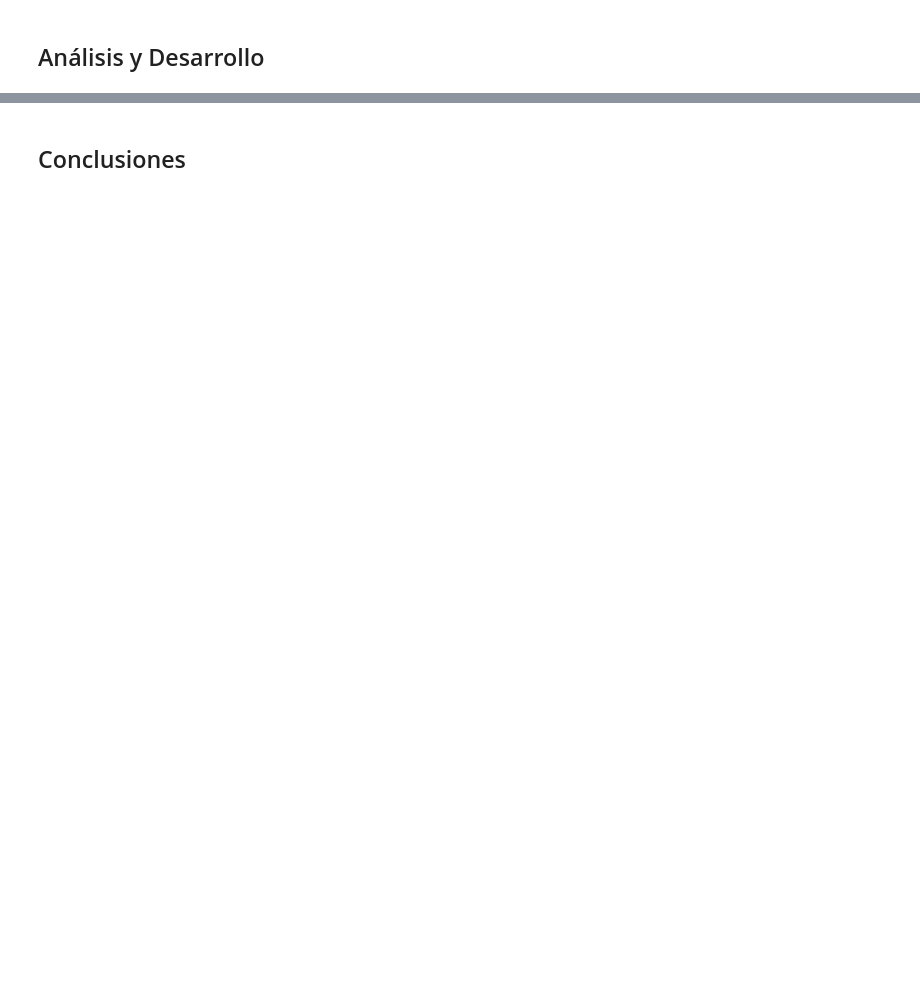
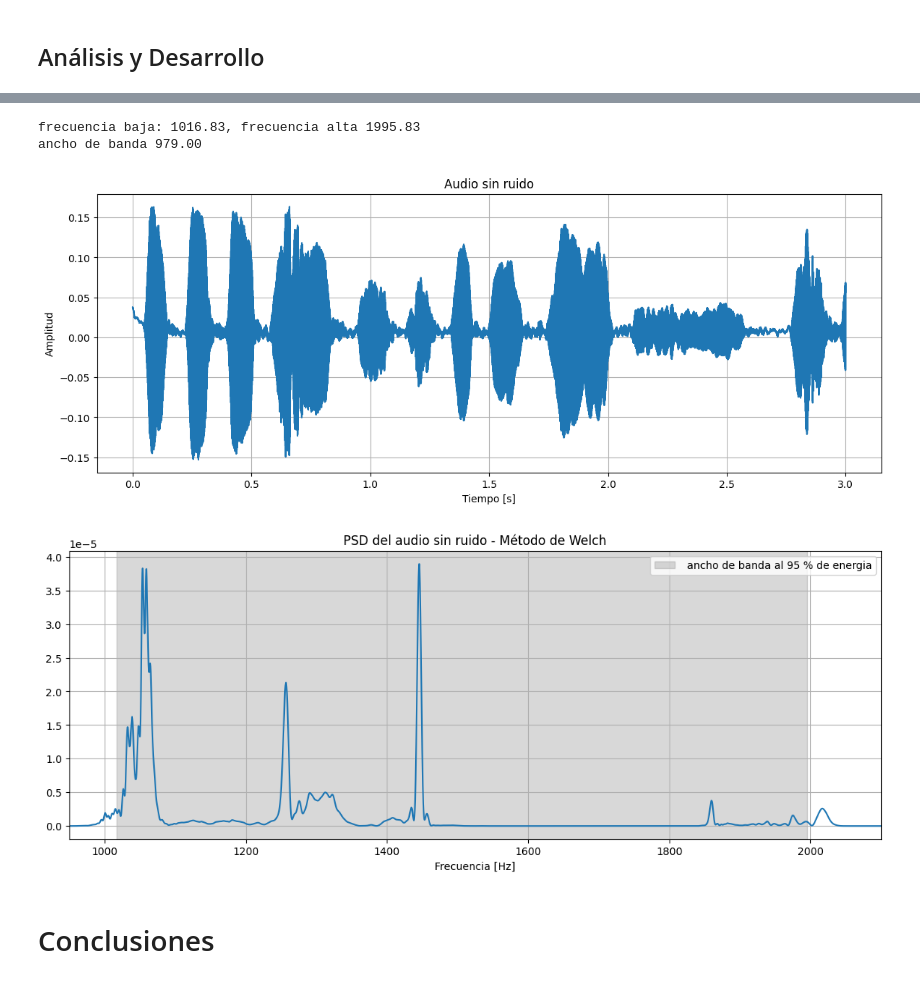
Before and after one commit to mugalperin-dev/APS-Trabajos, a Jupyter notebook: TS5/TS5_Huber_Galperin.ipynb, the cells around one changed output, grey strips where cells are left out. Saved outputs shown, nothing was run; the diff lists cells and outputs as text; code cells hidden in the pictures; blank space fills up the shorter version.

```diff
--- a/TS5/TS5_Huber_Galperin.ipynb
+++ b/TS5/TS5_Huber_Galperin.ipynb
@@ -136,45 +152,55 @@ plt.show()
 # %%
-plt.figure(figsize=(14,5))
-plt.plot(wav_data)
-plt.grid(True)
+N = len(wav_data)
+t = np.arange(N) / fs_audio
 
-N = len(wav_data)
-cantidad_promedios = 15
+cantidad_promedios = 6
 nperseg = N // cantidad_promedios
-f, Pxx = sig.welch(ecg_one_lead, fs=fs_audio, nperseg = nperseg, window = 'flattop', nfft = 5 * N)
+f, Pxx = sig.welch(wav_data, fs=fs_audio, nperseg = nperseg, window = 'blackman', nfft = 2 * N)
 
 total_power = np.sum(Pxx)
 cumsum = np.cumsum(Pxx) / total_power
 
 # niveles inferior y superior
 percentil = 0.95
 low = (1 - percentil) / 2
 high = 1 - low
 
 # buscar índices
 indiceLow = np.searchsorted(cumsum, low)
 indiceHigh = np.searchsorted(cumsum, high)
 
 bandWith = f[indiceLow:indiceHigh]
 
 print (f"frecuencia baja: {bandWith[0]:.2f}, frecuencia alta {bandWith[-1]:.2f}")
 print (f"ancho de banda {bandWith[-1] - bandWith[0]:.2f}")
 
 tabla_resultados.loc[len(tabla_resultados)] = ["AUDIO", f"{bandWith[0]:.2f}",f"{bandWith[-1]:.2f}", f"{bandWith[-1]-bandWith[0]:.2f}"]
 
 # Graficar
-ymin, ymax = plt.ylim()
+#ymin, ymax = plt.ylim()
+plt.figure(figsize=(14,5))
+plt.plot(t, wav_data)
+plt.title("Audio sin ruido")
+plt.xlabel("Tiempo [s]")
+plt.ylabel("Amplitud")
+plt.grid(True)
+plt.show()
 
 plt.figure(figsize=(14,5))
 plt.plot(f, Pxx)
-plt.xlim(0,1700)
+plt.xlim(950,2100)
 plt.title("PSD del audio sin ruido - Método de Welch")
 plt.xlabel("Frecuencia [Hz]")
 plt.axvspan(bandWith[0], bandWith[-1],color = "grey", alpha=0.3, label = f" ancho de banda al {percentil *  100:.0f} % de energia")
 plt.legend()
 plt.grid(True)
 plt.show()
+# %% [output]
+frecuencia baja: 1016.83, frecuencia alta 1995.83
+ancho de banda 979.00
+[figure, added]
+[figure, added]
 # %% [markdown]
-## Conclusiones
+# Conclusiones
 # %%
 display(tabla_resultados)
```
Also changed, not shown: parts of 7 cells of this notebook.
